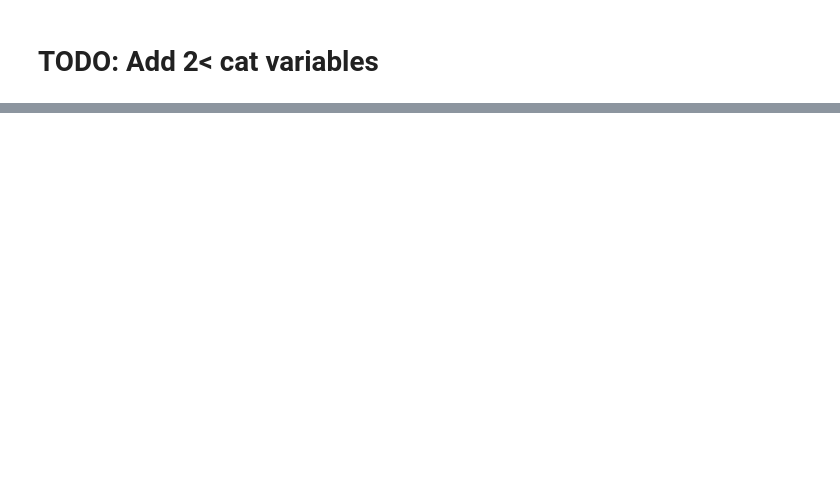
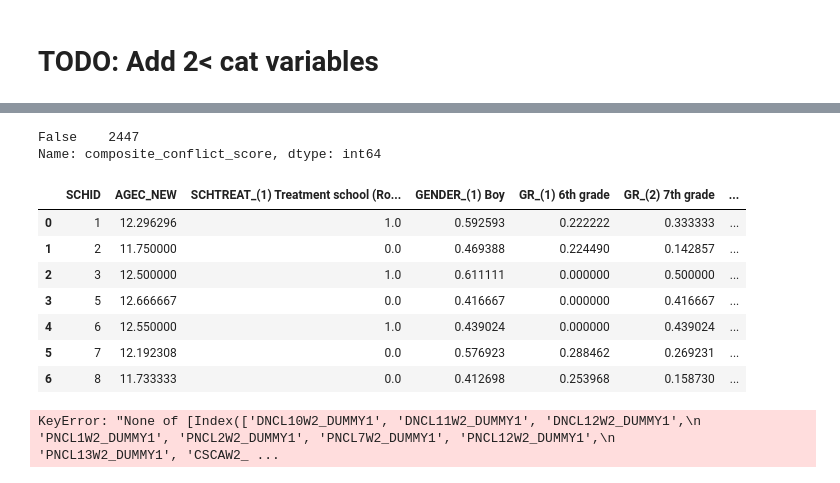
Before and after one commit to JipengSun/Causal_Inference_Anticonflict, a Jupyter notebook: CSCI_Feature_Eng_v0.ipynb, the cells around one changed output, grey strips where cells are left out. Cells and saved outputs as stored; diff of their text form; code cells hidden in the pictures; blank space fills up the shorter version.

Commit message:
uploading first school-level simple df

```diff
--- a/CSCI_Feature_Eng_v0.ipynb
+++ b/CSCI_Feature_Eng_v0.ipynb
@@ -18,0 +19,5 @@ predictor_vars_df1.shape
+# %%
+original_df = pd.read_csv("data/anticonflict_study_dataframe.csv",low_memory=False)
+original_indices = pd.read_csv("tenth_sample_indices.csv")['0']
+original_sample = original_df.iloc[original_indices.values,:]
+original_sample.shape
@@ -98,2 +105,28 @@ plt.show()
+# %%
+response_comp_df1["composite_conflict_score"].isna().value_counts()
+# %% [output]
+False    2447
+Name: composite_conflict_score, dtype: int64
+# %%
+school_grouped_predictors = pd.get_dummies(original_sample[["SCHID","SCHTREAT","AGEC_NEW","GENDER",
+                                "GR","COLL","CELL","FSCH"]],
+               drop_first=True).groupby("SCHID",as_index=False).mean()
+response_comp_df1["SCHID"] = original_sample["SCHID"]
+school_grouped_response = pd.DataFrame(response_comp_df1.groupby("SCHID",as_index=False)["composite_conflict_score"].mean())
+
+tenth_initial_df = school_grouped_predictors.merge(school_grouped_response)
+tenth_initial_df.to_csv("data/sample_school_level_data.csv")
+tenth_initial_df
+# %% [output]
+|  | SCHID | AGEC_NEW | SCHTREAT_(1) Treatment school (Ro... | GENDER_(1) Boy | GR_(1) 6th grade | GR_(2) 7th grade | ... |
+| 0 | 1 | 12.296296 | 1.0 | 0.592593 | 0.222222 | 0.333333 | ... |
+| 1 | 2 | 11.750000 | 0.0 | 0.469388 | 0.224490 | 0.142857 | ... |
+| 2 | 3 | 12.500000 | 1.0 | 0.611111 | 0.000000 | 0.500000 | ... |
+| 3 | 5 | 12.666667 | 0.0 | 0.416667 | 0.000000 | 0.416667 | ... |
+| 4 | 6 | 12.550000 | 1.0 | 0.439024 | 0.000000 | 0.439024 | ... |
+| 5 | 7 | 12.192308 | 0.0 | 0.576923 | 0.288462 | 0.269231 | ... |
+| 6 | 8 | 11.733333 | 0.0 | 0.412698 | 0.253968 | 0.158730 | ... |
 # %%
-#predictor_comp_df1 =
+predictor_comp_df1 = create_composite_vars(predictor_vars_df1)
+# %% [output]
+KeyError: "None of [Index(['DNCL10W2_DUMMY1', 'DNCL11W2_DUMMY1', 'DNCL12W2_DUMMY1',\n       'PNCL1W2_DUMMY1', 'PNCL2W2_DUMMY1', 'PNCL7W2_DUMMY1', 'PNCL12W2_DUMMY1',\n       'PNCL13W2_DUMMY1', 'CSCAW2_ ...
```
Also changed, not shown: parts of 9 cells of this notebook, 5 other files.
